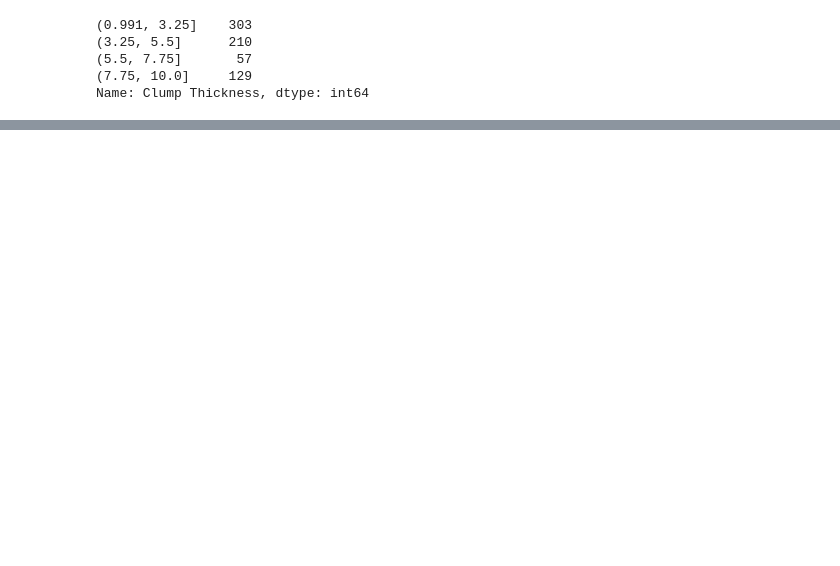
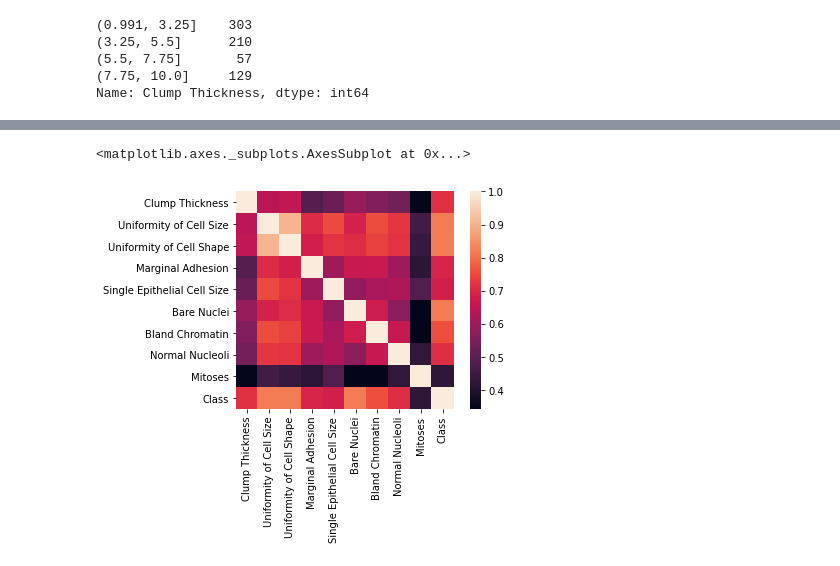
Before and after one commit to vpaluparthi/ML_Assignment1, a Jupyter notebook: Group244_BreastCancer.ipynb, the cells around one changed output, grey strips where cells are left out. Drawn from its saved outputs; the diff is of its cells as text; code cells hidden in the pictures; blank space fills up the shorter version.

```diff
--- a/Group244_BreastCancer.ipynb
+++ b/Group244_BreastCancer.ipynb
@@ -199,0 +254,5 @@ Name: Clump Thickness, dtype: int64
+# %%
+sns.heatmap(data.corr(), square = True)
+# %% [output]
+<matplotlib.axes._subplots.AxesSubplot at 0x...>
+[figure, added]
```
Also changed, not shown: parts of 32 cells of this notebook.
